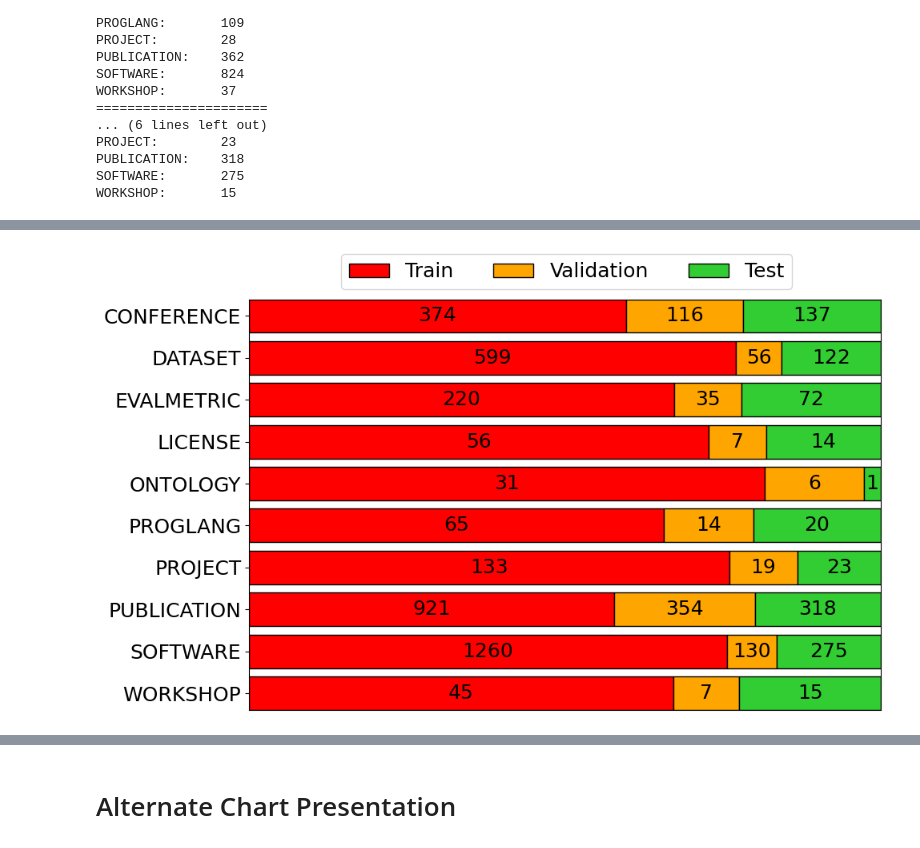
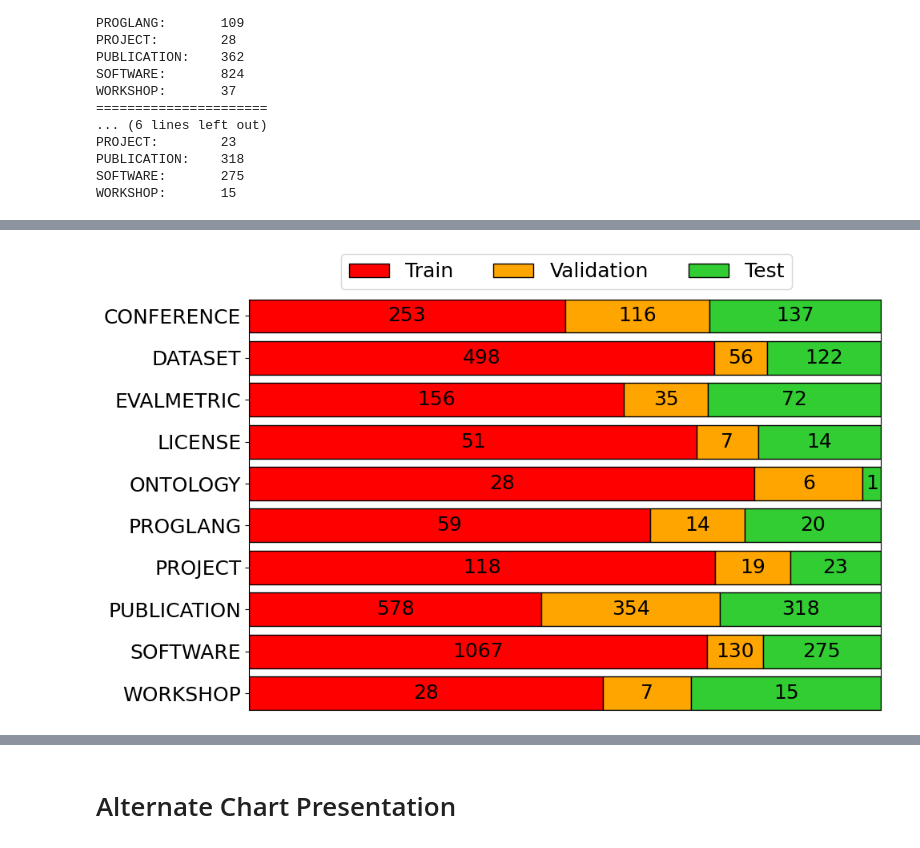
Before and after one commit to chenzongxiong/readme2kg-exp, a Jupyter notebook: dataset-stats.ipynb, the cells around one changed output, grey strips where cells are left out. Drawn from its saved outputs; the diff is of its cells as text; code cells hidden in the pictures.

```diff
--- a/dataset-stats.ipynb
+++ b/dataset-stats.ipynb
@@ -194,17 +195,18 @@ classes = [
     "CONFERENCE", "DATASET", "EVALMETRIC", "LICENSE", "ONTOLOGY",
     "PROGLANG", "PROJECT", "PUBLICATION", "SOFTWARE", "WORKSHOP"
 ]
+
 raw_values = [
-    [374, 116, 137],  # CONFERENCE
-    [599, 56, 122],   # DATASET
-    [220, 35, 72],    # EVALMETRIC
-    [56, 7, 14],      # LICENSE
-    [31, 6, 1],       # ONTOLOGY
-    [65, 14, 20],     # PROLANG
-    [133, 19, 23],    # PROJECT
-    [921, 354, 318],  # PUBLICATION
-    [1260, 130, 275], # SOFTWARE
-    [45, 7, 15]       # WORKSHOP
+    [253, 116, 137],  # CONFERENCE
+    [498, 56, 122],   # DATASET
+    [156, 35, 72],    # EVALMETRIC
+    [51, 7, 14],      # LICENSE
+    [28, 6, 1],       # ONTOLOGY
+    [59, 14, 20],     # PROLANG
+    [118, 19, 23],    # PROJECT
+    [578, 354, 318],  # PUBLICATION
+    [1067, 130, 275], # SOFTWARE
+    [28, 7, 15]       # WORKSHOP
 ]
 
 # Normalize values row-wise
@@ -219,46 +221,46 @@ colors = ['red', 'orange', 'limegreen']
 
 # Draw stacked horizontal bars
 for i, (train, val, test) in enumerate(values):
-  if i == 0:
-    ax.barh(i, train, color=colors[0], edgecolor='black', label='Train')
-    ax.barh(i, val, left=train, color=colors[1], edgecolor='black', label='Validation')
-    ax.barh(i, test, left=train + val, color=colors[2], edgecolor='black', label='Test')
-  else:
-    ax.barh(i, train, color=colors[0], edgecolor='black')
-    ax.barh(i, val, left=train, color=colors[1], edgecolor='black')
-    ax.barh(i, test, left=train + val, color=colors[2], edgecolor='black')
+    if i == 0:
+        ax.barh(i, train, color=colors[0], edgecolor='black', label='Train')
+        ax.barh(i, val, left=train, color=colors[1], edgecolor='black', label='Validation')
+        ax.barh(i, test, left=train + val, color=colors[2], edgecolor='black', label='Test')
+    else:
+        ax.barh(i, train, color=colors[0], edgecolor='black')
+        ax.barh(i, val, left=train, color=colors[1], edgecolor='black')
+        ax.barh(i, test, left=train + val, color=colors[2], edgecolor='black')
 
 # Add text labels as percentages
 for i, (train, val, test) in enumerate(values):
     ax.text(train / 2, i, f"{raw_values[i][0]}", va='center', ha='center', fontsize=18, color='black')
     ax.text(train + val / 2, i, f"{raw_values[i][1]}", va='center', ha='center', fontsize=18)
     ax.text(train + val + test / 2, i, f"{raw_values[i][2]}", va='center', ha='center', fontsize=18, color='black')
 
 # Formatting
 ax.set_yticks(y_pos)
 ax.set_yticklabels(classes, fontsize=18)
 # ax.invert_yaxis()
 # ax.set_xlim(0, 1)
 
 ax.set_xlim(0, 1)
 ax.set_ylim(-0.4, len(classes)-0.6)
 ax.invert_yaxis()
 
 # ax.set_xlabel('Spans', fontsize=18)
 # ax.set_title('Text Span Distribution (Train / Val / Test)', fontsize=16)
 ax.tick_params(axis='x', labelsize=14)
 ax.xaxis.set_visible(False)
 
 # Legend
 # patches = [plt.Rectangle((0, 0), 1, 1, color=c) for c in colors]
 # ax.legend(patches, ['Train', 'Val', 'Test'], loc='lower right', fontsize=14)
 
-ax.legend(ncols=len(category_names), bbox_to_anchor=(0.13, 1),
+ax.legend(ncols=len(classes), bbox_to_anchor=(0.13, 1),
             loc='best', fontsize=18)
 plt.tight_layout()
 plt.savefig('unique_span_distribution.pdf', dpi=300)
 # %% [output]
-[figure, old version]
+[figure, new version]
 # %%
 train_files = [x for x in train_data_dir.rglob("*.tsv")]
 val_files  = [x for x in val_data_dir.rglob("*.tsv")]
```
Also changed, not shown: parts of 8 cells of this notebook, 3 other files.
